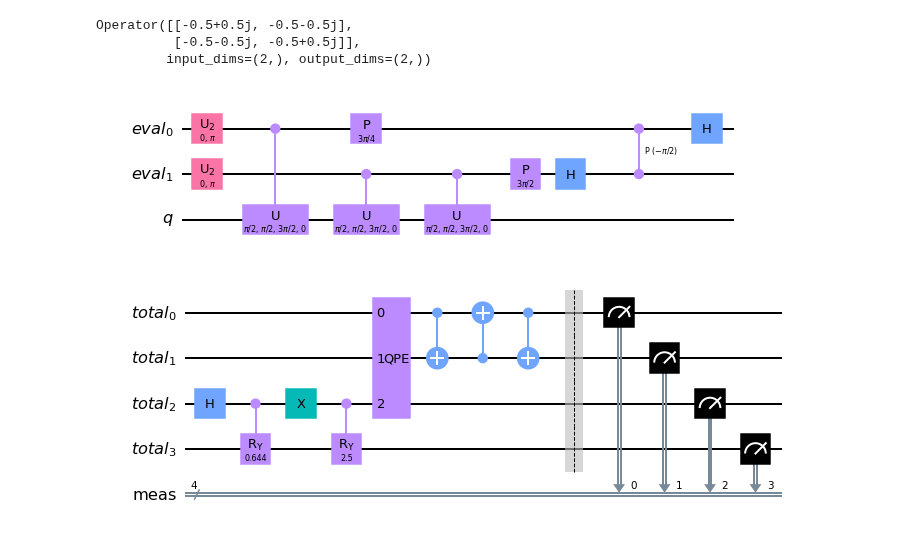
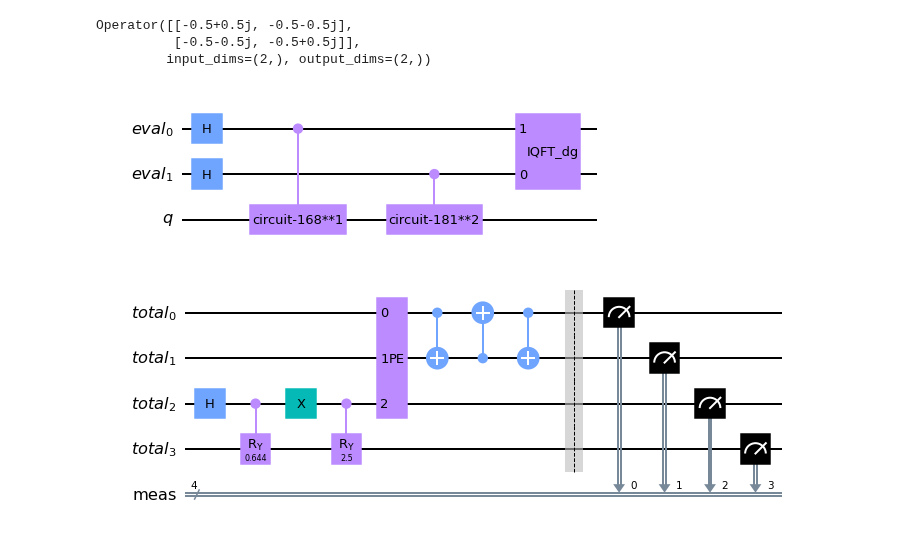
Before and after one commit to PolnareffPark/QuPCA, a Jupyter notebook: initial_tests.ipynb, the cells around one changed output. Cells and saved outputs as stored; diff of their text form; code cells hidden in the pictures.

```diff
--- a/initial_tests.ipynb
+++ b/initial_tests.ipynb
@@ -93,35 +129,37 @@ Operator([[ 1.+0.j,  0.+0.j,  0.+0.j,  0.+0.j],
 # %%
 from qiskit.algorithms.linear_solvers.matrices.numpy_matrix import NumPyMatrix
 
-matrix_circuit = NumPyMatrix(example_matrix, evolution_time=2*np.pi/4)
-job2 = backend.run(transpile(matrix_circuit, backend=backend))
-job2.result().get_unitary()
+unitary_backend = Aer.get_backend("unitary_simulator")
+u_circuit = NumPyMatrix(example_matrix, evolution_time=2*np.pi/4)
+unitary_job = unitary_backend.run(transpile(u_circuit, backend=unitary_backend))
+unitary_job.result().get_unitary()
 # %% [output]
 Operator([[-0.5+0.5j, -0.5-0.5j],
           [-0.5-0.5j, -0.5+0.5j]],
          input_dims=(2,), output_dims=(2,))
 # %%
 from qiskit.circuit.library import PhaseEstimation
-# from qiskit.algorithms import EstimationProblem
-# problem = EstimationProblem(qupca_circuit, [0])
-pe = PhaseEstimation(2, matrix_circuit)
-pe.decompose(reps=2).draw("mpl")
+
+pe = PhaseEstimation(resolution, u_circuit, name = "PE")
+pe.decompose(reps=1).draw("mpl")
 # %% [output]
-[figure, old version]
+[figure, new version]
 # %%
-qr_total = QuantumRegister(4, 'total')
-classical = ClassicalRegister(4, 'misura')
-# qr_phase = QuantumRegister(pe.num_qubits, 'pe')
+tot_qubit = resolution+len(example_matrix)
 
-total_circuit = QuantumCircuit(qr_total ,name='qupca')
+qr_total = QuantumRegister(tot_qubit, 'total')
+# classical = ClassicalRegister(4, 'measure')
 
-total_circuit.append(qupca_circuit.to_gate(), qr_total[2:])
+total_circuit = QuantumCircuit(qr_total , name='matrix')
+
+total_circuit.append(matrix_circuit.to_gate(), qr_total[2:])
 total_circuit.append(pe.to_gate(), qr_total[0:3])
 # total_circuit.measure(qr_total[:2], classical[:])
 total_circuit.swap(qr_total[0],qr_total[1])
 total_circuit.measure_all()
+
 total_circuit.decompose(reps=1).draw("mpl")
 # %% [output]
-[figure, old version]
+[figure, new version]
 # %%
 from qiskit.visualization import plot_histogram
```
Also changed, not shown: parts of 11 cells of this notebook.
